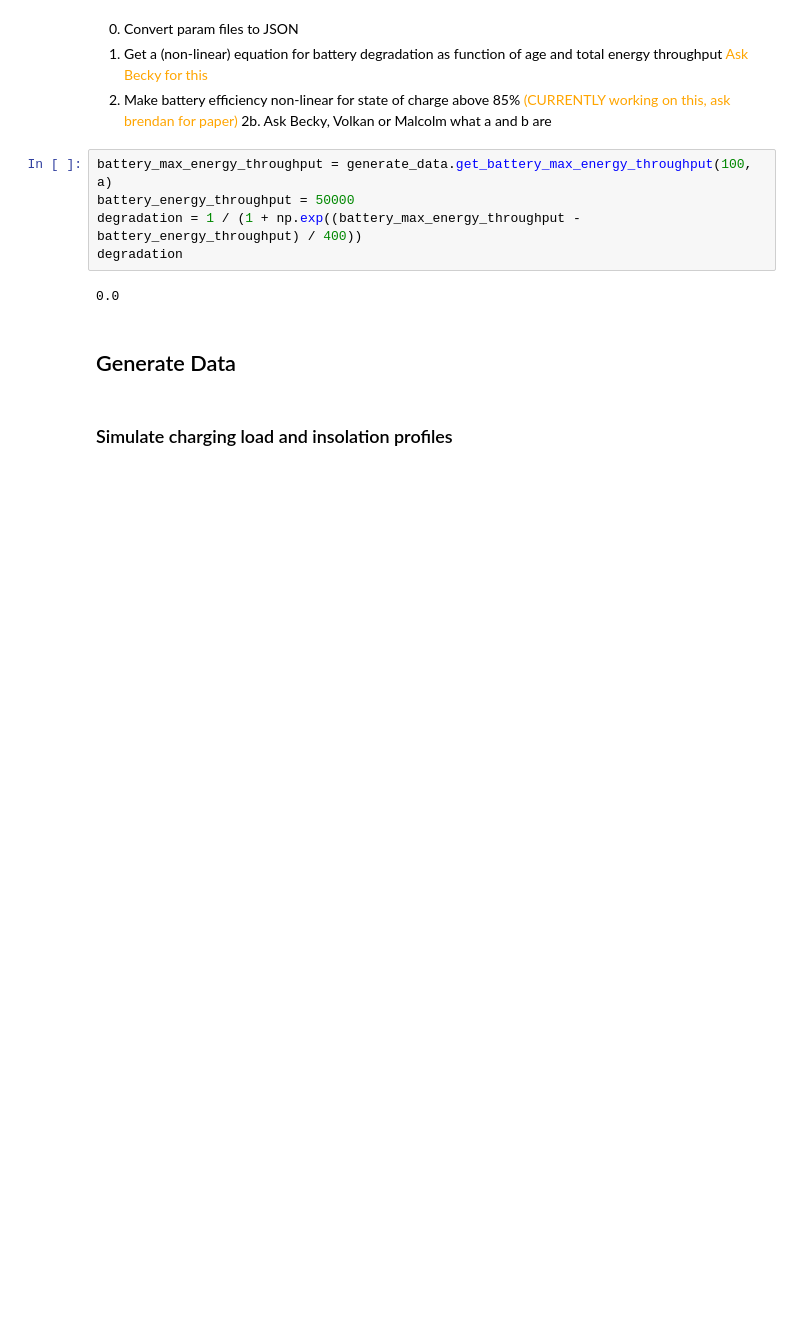
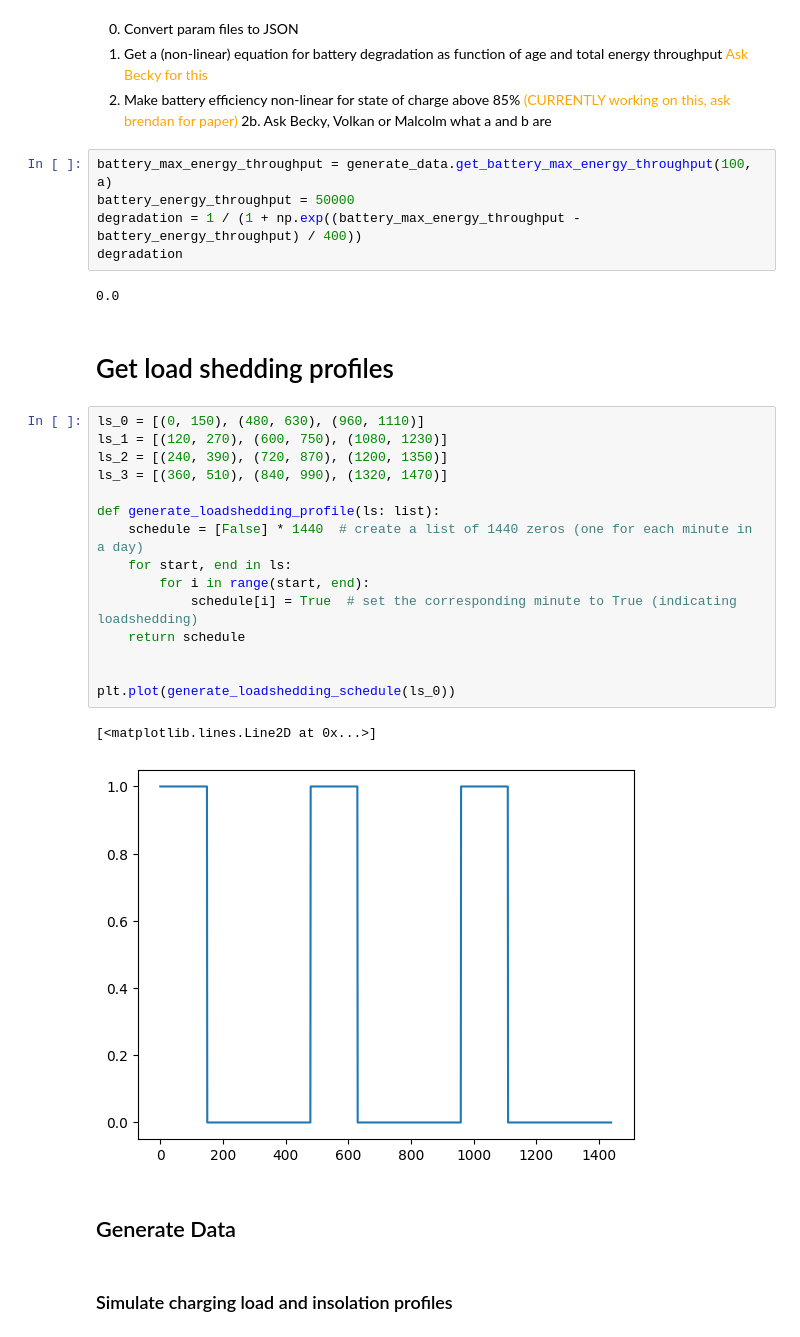
Before and after one commit to ChullEPG/solar_storage_sizing_optimization, a Jupyter notebook: run_model.ipynb, the cells around one changed output. Cells and saved outputs as stored; diff of their text form; blank space fills up the shorter version.

Commit message:
add load shedding schedules

```diff
--- a/run_model.ipynb
+++ b/run_model.ipynb
@@ -22,6 +22,26 @@ degradation = 1 / (1 + np.exp((battery_max_energy_throughput - battery_energy_th
 degradation
 # %% [output]
 0.0
+# %% [markdown]
+# Get load shedding profiles
+# %%
+ls_0 = [(0, 150), (480, 630), (960, 1110)]
+ls_1 = [(120, 270), (600, 750), (1080, 1230)]
+ls_2 = [(240, 390), (720, 870), (1200, 1350)]
+ls_3 = [(360, 510), (840, 990), (1320, 1470)]
+
+def generate_loadshedding_profile(ls: list):
+    schedule = [False] * 1440  # create a list of 1440 zeros (one for each minute in a day)
+    for start, end in ls:
+        for i in range(start, end):
+            schedule[i] = True  # set the corresponding minute to True (indicating loadshedding)
+    return schedule
+
+
+plt.plot(generate_loadshedding_schedule(ls_0))
+# %% [output]
+[<matplotlib.lines.Line2D at 0x...>]
+[figure, added]
 # %% [markdown]
 ## Generate Data
 # %% [markdown]
```
Also changed, not shown: parts of 3 cells of this notebook, 7 other files.
